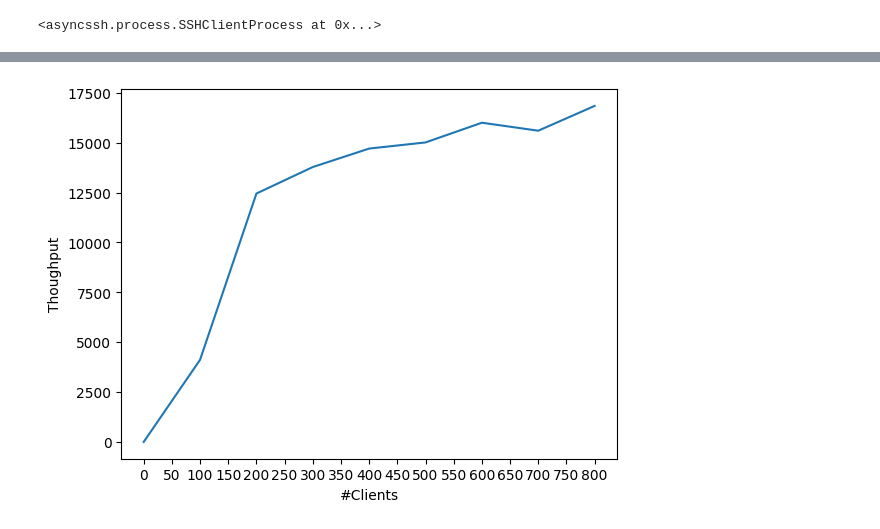
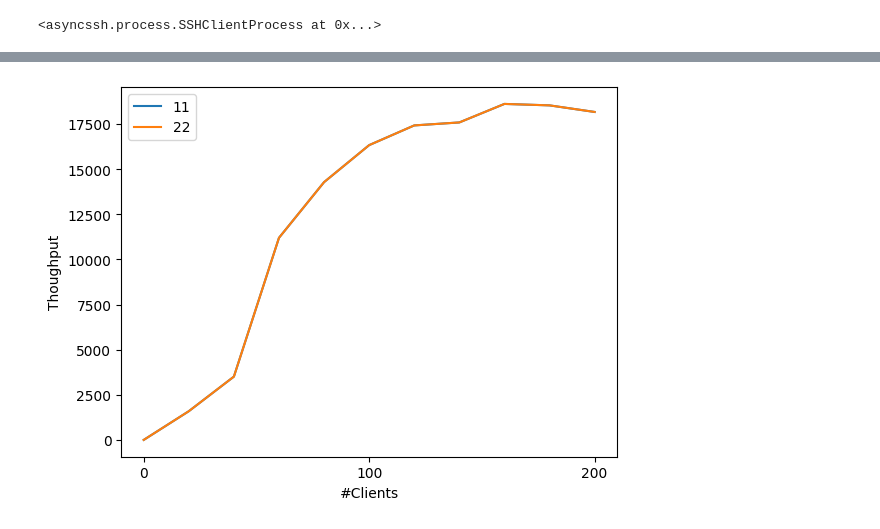
Before and after one commit to princeton-sns/frida, a Jupyter notebook: benchmark_notebook.ipynb, the cells around one changed output, grey strips where cells are left out. Drawn from its saved outputs; the diff is of its cells as text; code cells hidden in the pictures.

Commit message:
back to close-loop, finalizing throughput bench

```diff
--- a/benchmark_notebook.ipynb
+++ b/benchmark_notebook.ipynb
@@ -123,11 +145,13 @@ Stored 'max_num_clients_per_node' (int)
 # %%
-plt.plot([step_size*2*t for t in range(len(throughputs)+1)], [0]+throughputs)
-plt.xticks(np.arange(0,max_num_clients_per_node * 2 + 1, step = step_size))
+plt.plot(num_clients, throughputs, label="11")
+plt.plot(num_clients, throughputs, label="22")
+plt.xticks(np.arange(0,max_clients + 1, step = step_size * num_nodes * 5))
 plt.xlabel("#Clients")
 plt.ylabel("Thoughput")
+plt.legend()
 plt.show()
 # %% [output]
-[figure, old version]
+[figure, new version]
 # %%
 await clear_server_storage("node0")
 await kill_server("node0")
```
Also changed, not shown: parts of 7 cells of this notebook, 11 other files.
